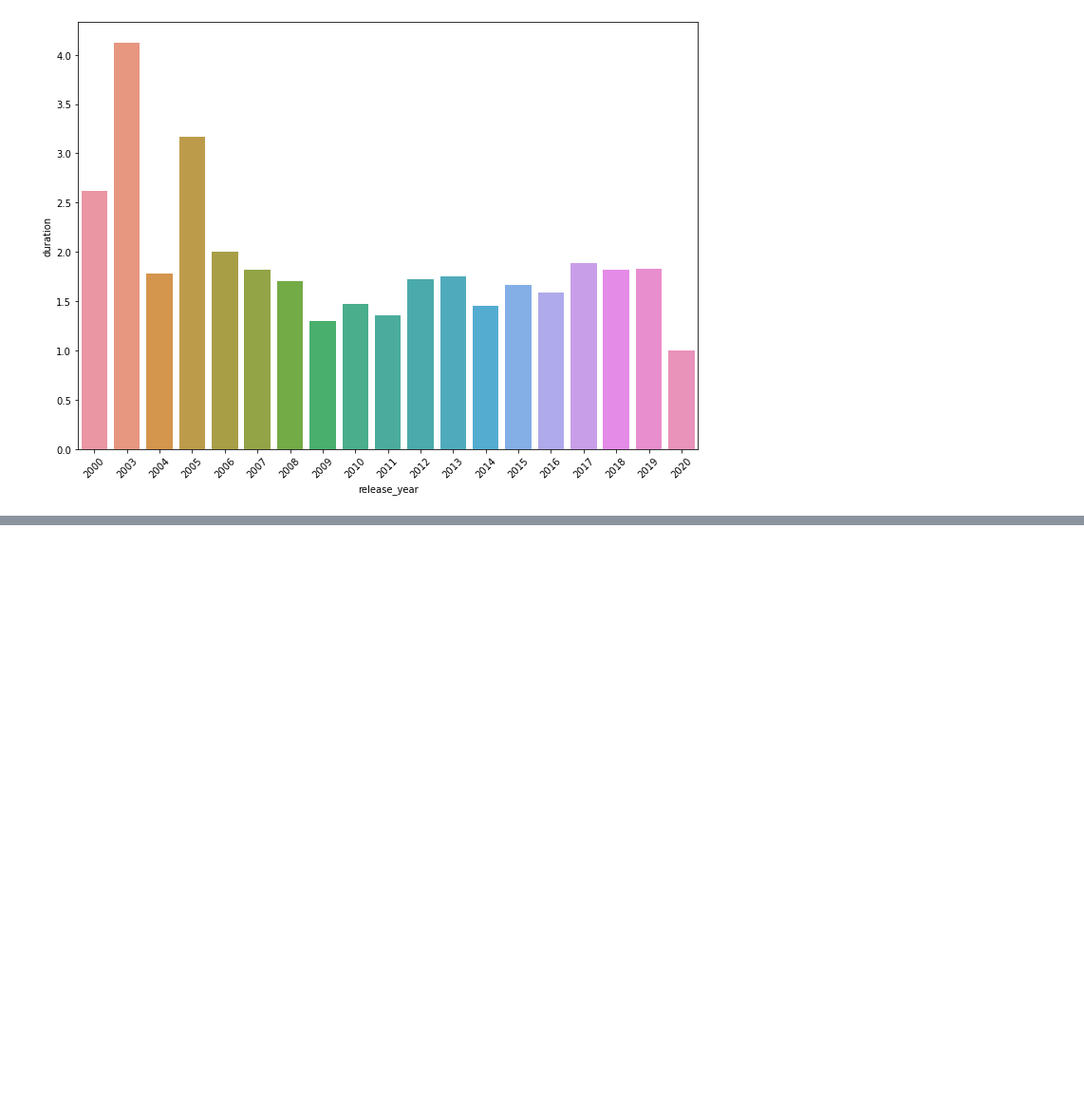
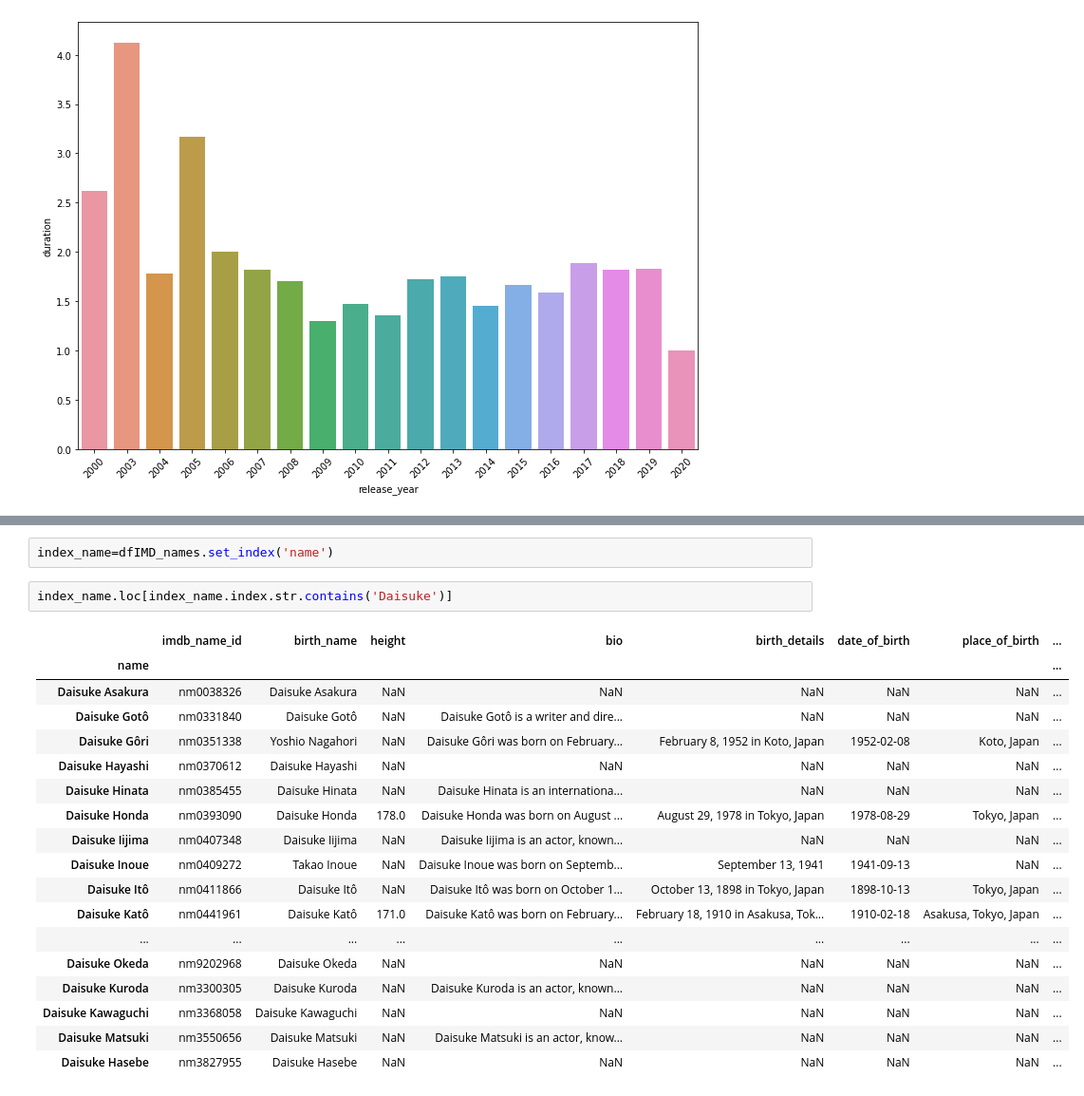
Before and after one commit to formont2u/NetflixAnalysis, a Jupyter notebook: AnalysisNetflix.ipynb, the cells around one changed output, grey strips where cells are left out. Shown at 95% size. Saved outputs shown, nothing was run; the diff lists cells and outputs as text; blank space fills up the shorter version.

```diff
--- a/AnalysisNetflix.ipynb
+++ b/AnalysisNetflix.ipynb
@@ -334,0 +409,23 @@ plot.set_xticklabels(plot.get_xticklabels(), rotation=45)
+# %%
+index_name=dfIMD_names.set_index('name')
+# %%
+index_name.loc[index_name.index.str.contains('Daisuke')]
+# %% [output]
+|  | imdb_name_id | birth_name | height | bio | birth_details | date_of_birth | place_of_birth | ... |
+| name |  |  |  |  |  |  |  | ... |
+| Daisuke Asakura | nm0038326 | Daisuke Asakura | NaN | NaN | NaN | NaN | NaN | ... |
+| Daisuke Gotô | nm0331840 | Daisuke Gotô | NaN | Daisuke Gotô is a writer and dire... | NaN | NaN | NaN | ... |
+| Daisuke Gôri | nm0351338 | Yoshio Nagahori | NaN | Daisuke Gôri was born on February... | February 8, 1952 in Koto, Japan | 1952-02-08 | Koto, Japan | ... |
+| Daisuke Hayashi | nm0370612 | Daisuke Hayashi | NaN | NaN | NaN | NaN | NaN | ... |
+| Daisuke Hinata | nm0385455 | Daisuke Hinata | NaN | Daisuke Hinata is an internationa... | NaN | NaN | NaN | ... |
+| Daisuke Honda | nm0393090 | Daisuke Honda | 178.0 | Daisuke Honda was born on August ... | August 29, 1978 in Tokyo, Japan | 1978-08-29 | Tokyo, Japan | ... |
+| Daisuke Iijima | nm0407348 | Daisuke Iijima | NaN | Daisuke Iijima is an actor, known... | NaN | NaN | NaN | ... |
+| Daisuke Inoue | nm0409272 | Takao Inoue | NaN | Daisuke Inoue was born on Septemb... | September 13, 1941 | 1941-09-13 | NaN | ... |
+| Daisuke Itô | nm0411866 | Daisuke Itô | NaN | Daisuke Itô was born on October 1... | October 13, 1898 in Tokyo, Japan | 1898-10-13 | Tokyo, Japan | ... |
+| Daisuke Katô | nm0441961 | Daisuke Katô | 171.0 | Daisuke Katô was born on February... | February 18, 1910 in Asakusa, Tok... | 1910-02-18 | Asakusa, Tokyo, Japan | ... |
+| ... | ... | ... | ... | ... | ... | ... | ... | ... |
+| Daisuke Okeda | nm9202968 | Daisuke Okeda | NaN | NaN | NaN | NaN | NaN | ... |
+| Daisuke Kuroda | nm3300305 | Daisuke Kuroda | NaN | Daisuke Kuroda is an actor, known... | NaN | NaN | NaN | ... |
+| Daisuke Kawaguchi | nm3368058 | Daisuke Kawaguchi | NaN | NaN | NaN | NaN | NaN | ... |
+| Daisuke Matsuki | nm3550656 | Daisuke Matsuki | NaN | Daisuke Matsuki is an actor, know... | NaN | NaN | NaN | ... |
+| Daisuke Hasebe | nm3827955 | Daisuke Hasebe | NaN | NaN | NaN | NaN | NaN | ... |
```
Also changed, not shown: parts of 8 cells of this notebook.
